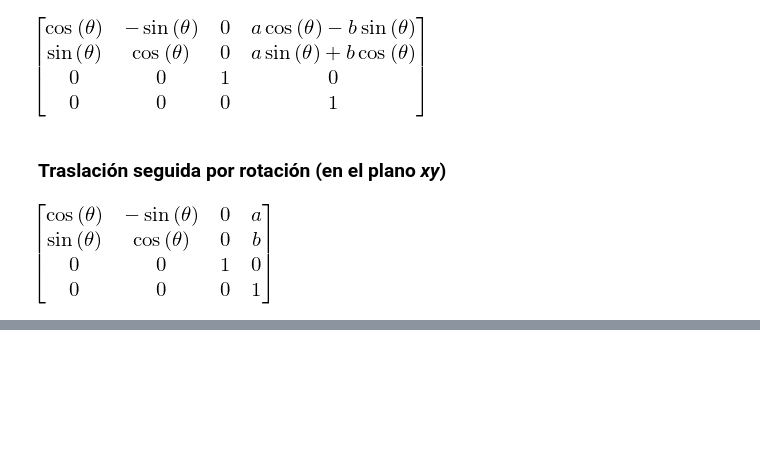
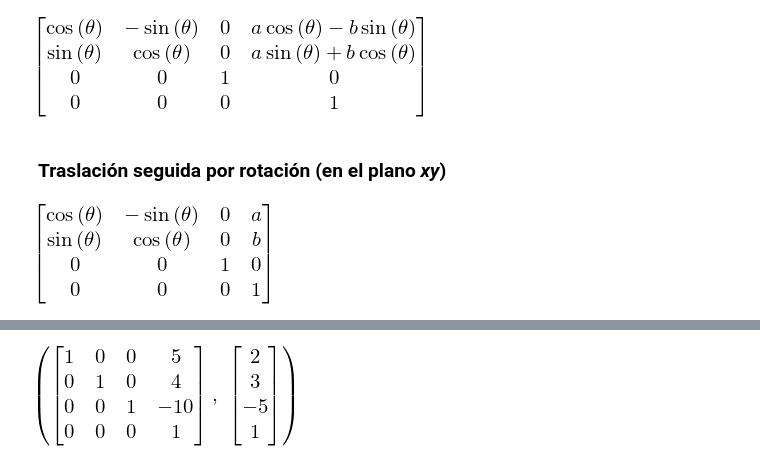
Before and after one commit to iro-upgto/rkd, a Jupyter notebook: examples/nbook/es/didactic/Transformaciones homogéneas.ipynb, the cells around one changed output, grey strips where cells are left out. Cells and saved outputs as stored; diff of their text form; code cells hidden in the pictures; blank space fills up the shorter version.

```diff
--- a/examples/nbook/es/didactic/Transformaciones homogéneas.ipynb
+++ b/examples/nbook/es/didactic/Transformaciones homogéneas.ipynb
@@ -42,0 +59,6 @@ htmtra([a,b,0])*htmrot(theta, "z")
+# %%
+TBA = htmtra([5,0,0])*htmtra([0,4,0])*htmtra([0,0,-10])
+PB = Matrix([2,3,-5,1])
+TBA, PB # Mostramos
+# %% [output]
+[figure, added]
```
Also changed, not shown: parts of 10 cells of this notebook, 7 other files.
